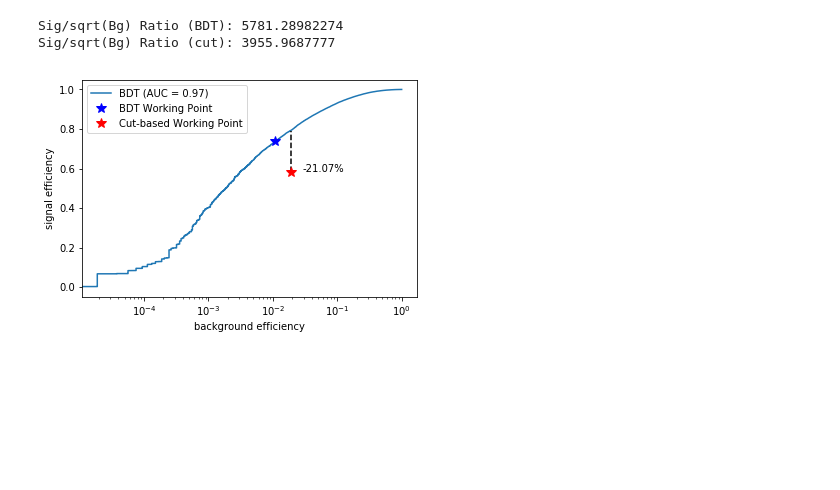
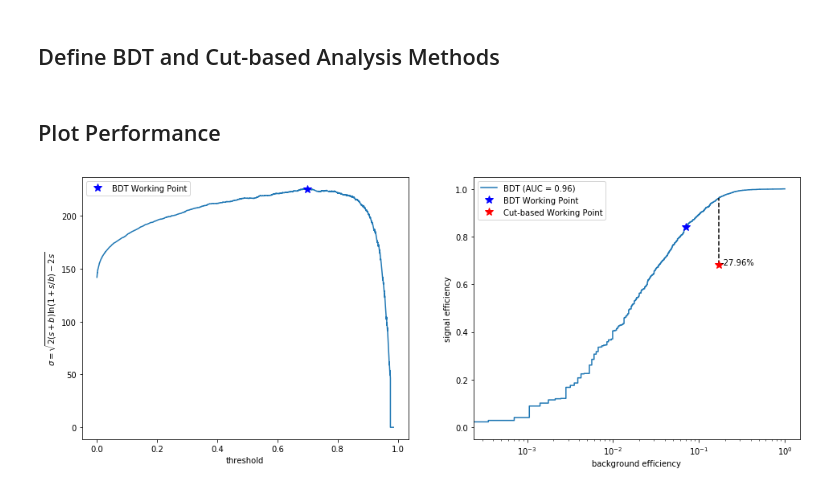
Before and after one commit to jkguiang/rare-higgs, a Jupyter notebook: analysis/validate.ipynb, the cells around one changed output. Drawn from its saved outputs; the diff is of its cells as text; code cells hidden in the pictures; blank space fills up the shorter version.

Commit message:
updated validation plots

```diff
--- a/analysis/validate.ipynb
+++ b/analysis/validate.ipynb
@@ -38,50 +23,74 @@ Loaded Dataframes:
 # %%
+# Get testing dataset
+x_test = pd.read_pickle("x_test.pkl", compression="gzip")
 # Get BDT model
 bst = pickle.load(open("bdt.pkl", "r"))
 # Get BDT features
 with open ("features.json", "r") as fin:
     features = json.load(fin)
-# %%
-# Get BDT predictions
-preds = bst.predict(xgb.DMatrix(data[features]))
-# Define cuts
-massCut = ((data.recoHiggs_mass > 115) & (data.recoHiggs_mass < 135))
-phiMassCut = ((data.recoPhi_mass > 0.95) & (data.recoPhi_mass < 1.05))
-dRCut = (data.recoKpKm_dR < 0.025)
-ptCut = (data.recoKp_pt > 25)
-isoCut = (data.recoPhi_iso < 3)
-# Cut-based
-cutBased = data[massCut & dRCut & ptCut & isoCut & phiMassCut]
-# BDT
-bdtBased = data[massCut & (preds > 0.9)]
-# Get signal vs. background ratio
-bdtRatio = float(len(bdtBased.query("signal == 1").index))/(len(bdtBased.query("signal == 0").index)**0.5)
-cutRatio = float(len(cutBased.query("signal == 1").index))/(len(cutBased.query("signal == 0").index)**0.5)
-print("Sig/sqrt(Bg) Ratio (BDT): {}".format(bdtRatio))
-print("Sig/sqrt(Bg) Ratio (cut): {}".format(cutRatio))
-# %% [output]
-Sig/sqrt(Bg) Ratio (BDT): 5781.28982274
-Sig/sqrt(Bg) Ratio (cut): 3955.9687777
+# %% [markdown]
+## Define BDT and Cut-based Analysis Methods
+# %%
+# Get BDT predictions
+preds = bst.predict(xgb.DMatrix(x_test[features]))
+# Define cuts
+higgsMassCut = ((x_test.recoHiggs_mass > 0) & (x_test.recoHiggs_mass < 1000))
+phiMassCut = ((x_test.recoPhi_mass > 1.0) & (x_test.recoPhi_mass < 1.04))
+dRCut = (x_test.recoKpKm_dR < 0.015)
+ptCut = ((x_test.recoPhi_pt > 25) & (x_test.recoGamma_pt > 30)) # Re-weighted by Higgs mass
+isoCut = (x_test.recoPhi_relIso < 0.01)
+# Cut-based
+cutBased = x_test[higgsMassCut & phiMassCut & dRCut & ptCut & isoCut]
+# BDT
+bdtBased = x_test[higgsMassCut & (preds > 0.9)]
+# %% [markdown]
+## Plot Performance
 # %%
+# Subplots setup
+fig, axes = plt.subplots(1,2,figsize=(16,6))
 # BDT ROC Curve
-fpr, tpr, thresh = roc_curve(data["signal"],preds)
-bdtPoint = np.where(thresh > 0.9)[0][-1]
+fpr, tpr, thresh = roc_curve(x_test[higgsMassCut]["signal"], preds[higgsMassCut])
+
+# BDT Working Point vs. Efficiency
+plt.subplot(1,2,1)
+# Signal, background counts
+counts = x_test.signal.value_counts()
+nSig = tpr*counts[True]
+nBg = fpr*counts[False]
+# Sigma
+sigma = (2*(nSig+nBg)*np.log(1+nSig/nBg)-2*nSig)**0.5
+sigma[~np.isfinite(sigma)] = 0.0
+# Optimal points
+bestEff = max(sigma)
+bestBDT = thresh[np.where(sigma == bestEff)[0][0]]
+# Plot
+plt.plot(thresh, sigma)
+plt.plot(bestBDT, bestEff, "b*", label="BDT Working Point", markersize=10);
+# Settings
+plt.xlabel("threshold");
+plt.ylabel("$\sigma = \sqrt{2(s+b)\ln(1+s/b)-2s}$");
+plt.legend();
+
+# BDT & Cut-based working points
+plt.subplot(1,2,2)
+# BDT-based
+bdtPoint = np.where(thresh > bestBDT)[0][-1]
 predFPR = fpr[bdtPoint]
 predTPR = tpr[bdtPoint]
 # Cut-based
-cutsFPR = float(len(cutBased.query("signal == 0").index))/len(data.query("signal == 0 and @massCut").index)
-cutsTPR = float(len(cutBased.query("signal == 1").index))/len(data.query("signal == 1 and @massCut").index)
+cutsFPR = 1.0*len(cutBased[cutBased.signal == 0])/len(x_test[(x_test.signal == 0) & higgsMassCut])
+cutsTPR = 1.0*len(cutBased[cutBased.signal == 1])/len(x_test[(x_test.signal == 1) & higgsMassCut])
 cutsTPR_onROC = tpr[np.where(fpr < cutsFPR)[0][-1]]
 # Plot
 bins = np.linspace(0.,1.,30)
 plt.semilogx(fpr, tpr, label="BDT (AUC = {:.2f})".format(np.trapz(tpr,fpr)));
 plt.plot([cutsFPR, cutsFPR], [cutsTPR, cutsTPR_onROC], 'k--')
 plt.plot(predFPR, predTPR, "b*", label="BDT Working Point", markersize=10);
 plt.plot(cutsFPR, cutsTPR, "r*", label="Cut-based Working Point", markersize=10);
-plt.text(cutsFPR+0.01, cutsTPR, str(round((cutsTPR-cutsTPR_onROC)*100,2))+"%", fontsize=10)
+plt.text(cutsFPR+0.01, cutsTPR, "{:.2f}%".format((cutsTPR-cutsTPR_onROC)*100), fontsize=10)
 # Settings
 plt.xlabel("background efficiency");
 plt.ylabel("signal efficiency");
 plt.legend();
 # %% [output]
-[figure, old version]
+[figure, new version]
```
Also changed, not shown: parts of 3 cells of this notebook.
